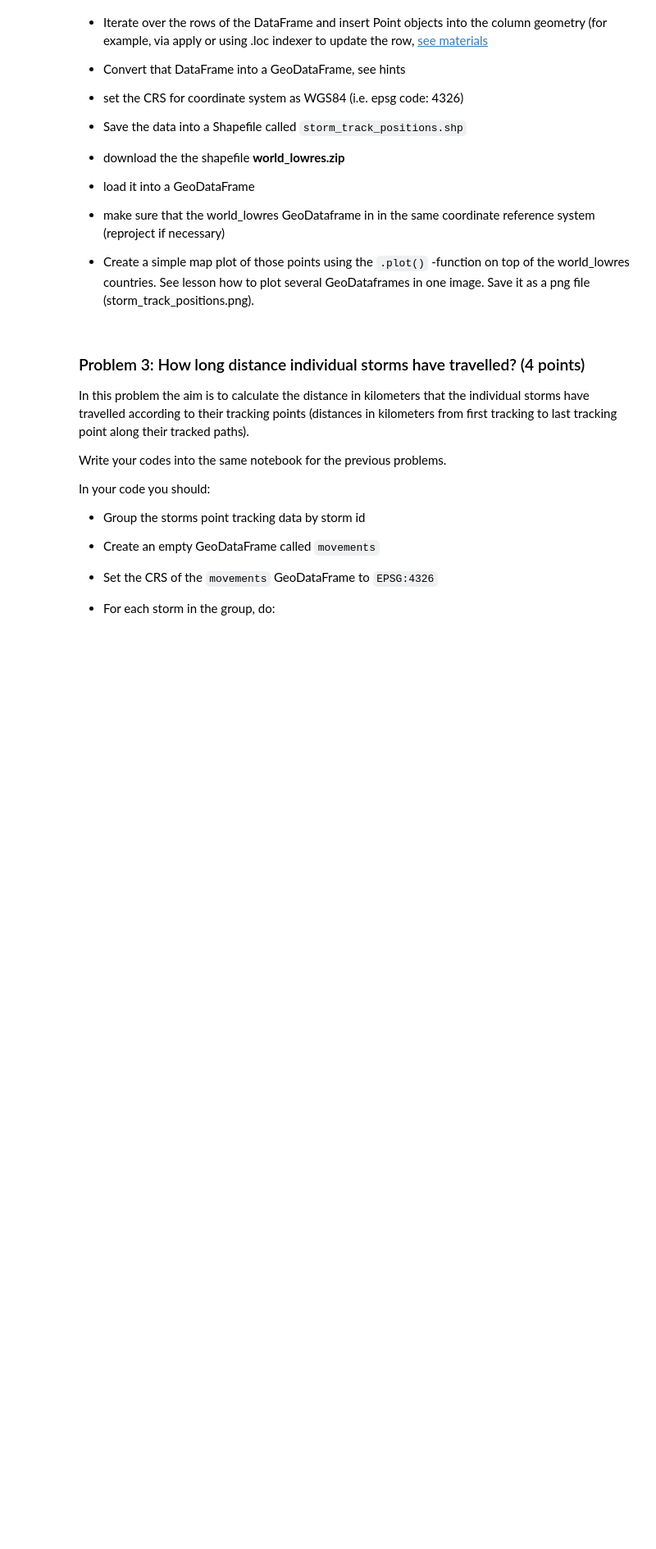
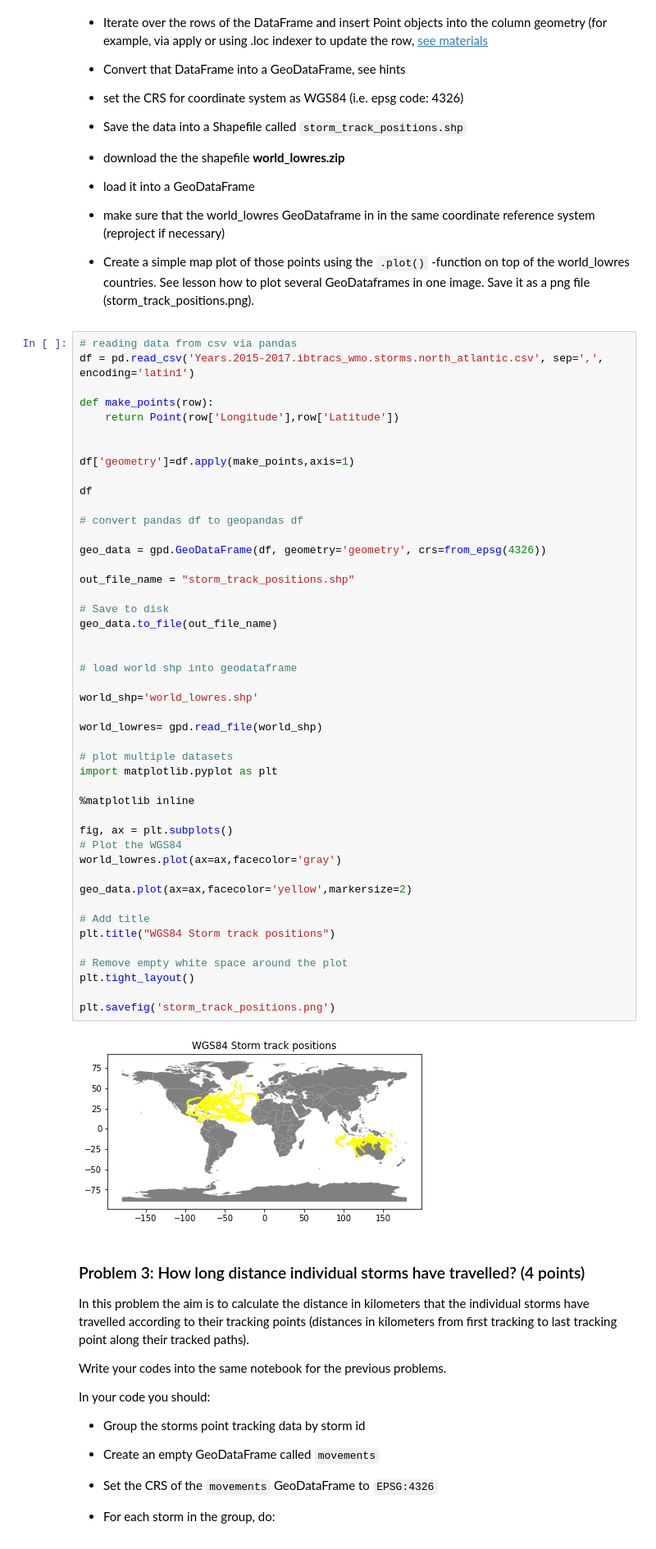
Before and after one commit to Bakhtiyar-Garashov/GeoPython2020, a Jupyter notebook: Assignment2/assignment2.ipynb, the cells around one changed output. Shown: that part at 82% size. Drawn from its saved outputs; the diff is of its cells as text; blank space fills up the shorter version.

```diff
--- a/Assignment2/assignment2.ipynb
+++ b/Assignment2/assignment2.ipynb
@@ -155,6 +155,54 @@ The data only contains storms for the North Atlantic. Also, names are assigned o
 - load it into a GeoDataFrame
 - make sure that the world_lowres GeoDataframe in in the same coordinate reference system (reproject if necessary)
 - Create a simple map plot of those points using the ``.plot()`` -function on top of the world_lowres countries. See lesson how to plot several GeoDataframes in one image. Save it as a png file (storm_track_positions.png).
+# %%
+# reading data from csv via pandas
+df = pd.read_csv('Years.2015-2017.ibtracs_wmo.storms.north_atlantic.csv', sep=',', encoding='latin1')
+
+def make_points(row):
+    return Point(row['Longitude'],row['Latitude'])
+
+
+df['geometry']=df.apply(make_points,axis=1)
+
+df
+
+# convert pandas df to geopandas df
+
+geo_data = gpd.GeoDataFrame(df, geometry='geometry', crs=from_epsg(4326))
+
+out_file_name = "storm_track_positions.shp"
+
+# Save to disk
+geo_data.to_file(out_file_name)
+
+
+# load world shp into geodataframe
+
+world_shp='world_lowres.shp'
+
+world_lowres= gpd.read_file(world_shp)
+
+# plot multiple datasets
+import matplotlib.pyplot as plt
+
+%matplotlib inline
+
+fig, ax = plt.subplots()
+# Plot the WGS84
+world_lowres.plot(ax=ax,facecolor='gray')
+
+geo_data.plot(ax=ax,facecolor='yellow',markersize=2)
+
+# Add title
+plt.title("WGS84 Storm track positions")
+
+# Remove empty white space around the plot
+plt.tight_layout()
+
+plt.savefig('storm_track_positions.png')
+# %% [output]
+[figure, added]
 # %% [markdown]
 ### Problem 3: How long distance individual storms have travelled? (4 points)
 
```
Also changed, not shown: parts of 2 cells of this notebook, 7 other files.
